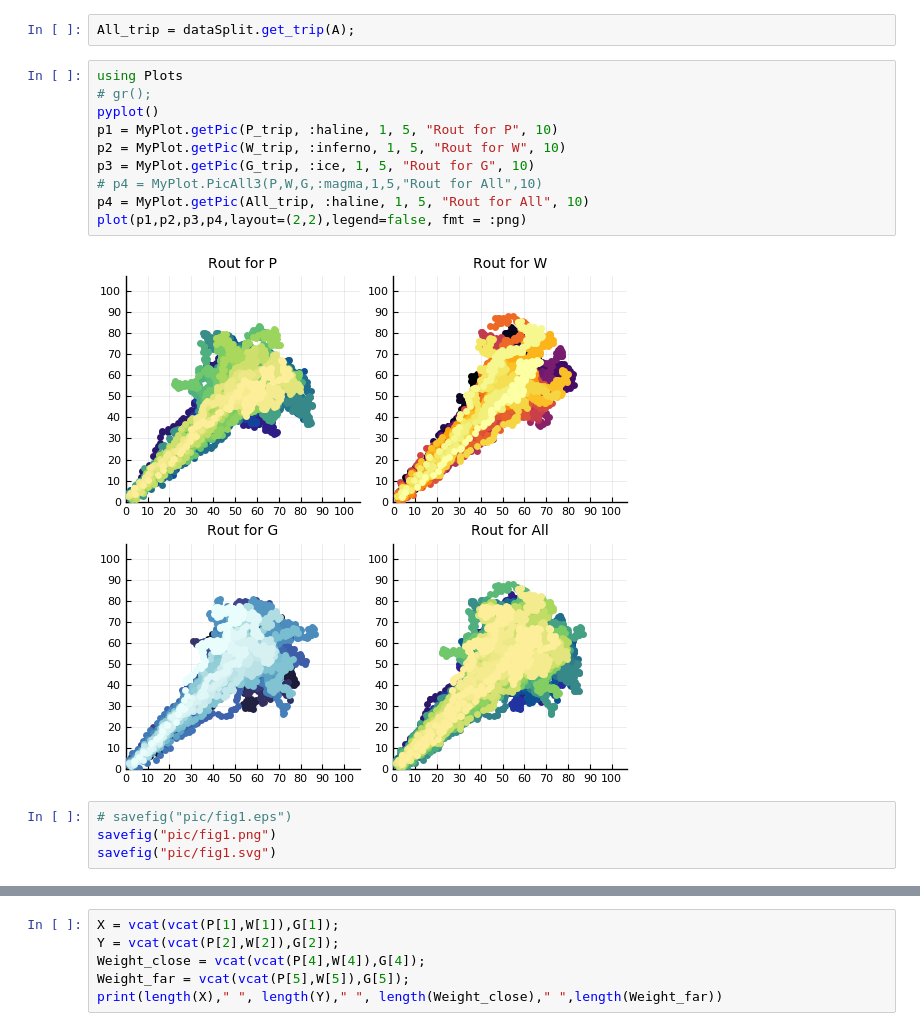
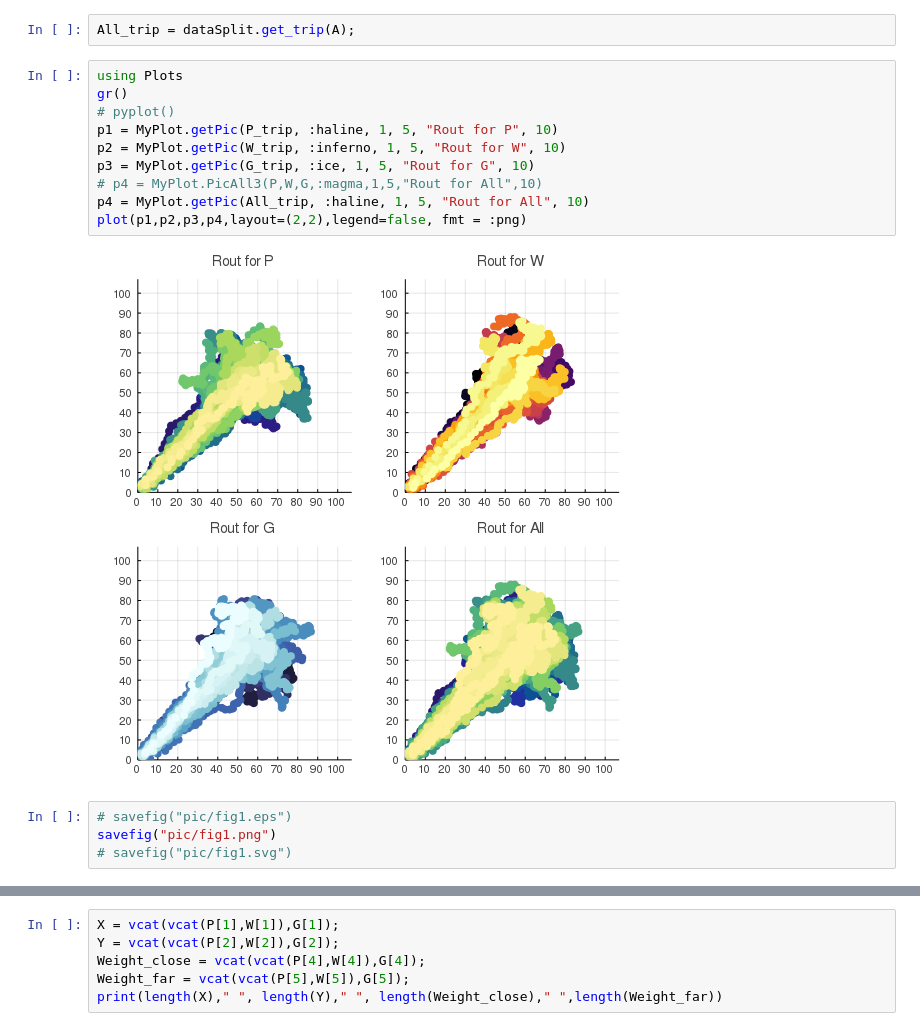
Before and after one commit to Lesliexpy/VE414_Project, a Jupyter notebook: julia pic.ipynb, the cells around one changed output, grey strips where cells are left out. Drawn from its saved outputs; the diff is of its cells as text.

```diff
--- a/julia pic.ipynb
+++ b/julia pic.ipynb
@@ -39,20 +39,20 @@ G_trip = dataSplit.get_trip(G);
 All_trip = dataSplit.get_trip(A);
 # %%
 using Plots
-# gr();
-pyplot()
+gr()
+# pyplot()
 p1 = MyPlot.getPic(P_trip, :haline, 1, 5, "Rout for P", 10)
 p2 = MyPlot.getPic(W_trip, :inferno, 1, 5, "Rout for W", 10)
 p3 = MyPlot.getPic(G_trip, :ice, 1, 5, "Rout for G", 10)
 # p4 = MyPlot.PicAll3(P,W,G,:magma,1,5,"Rout for All",10)
 p4 = MyPlot.getPic(All_trip, :haline, 1, 5, "Rout for All", 10)
 plot(p1,p2,p3,p4,layout=(2,2),legend=false, fmt = :png)
 # %% [output]
-[figure, old version]
+[figure, new version]
 # %%
 # savefig("pic/fig1.eps")
 savefig("pic/fig1.png")
-savefig("pic/fig1.svg")
+# savefig("pic/fig1.svg")
 # %%
 p_all = MyPlot.getPic(All_trip, :inferno, 1, 5, "Rout for All", 10)
 plot(p_all, legend=false, fmt = :png)
```
Also changed, not shown: parts of 7 cells of this notebook, 11 other files.
